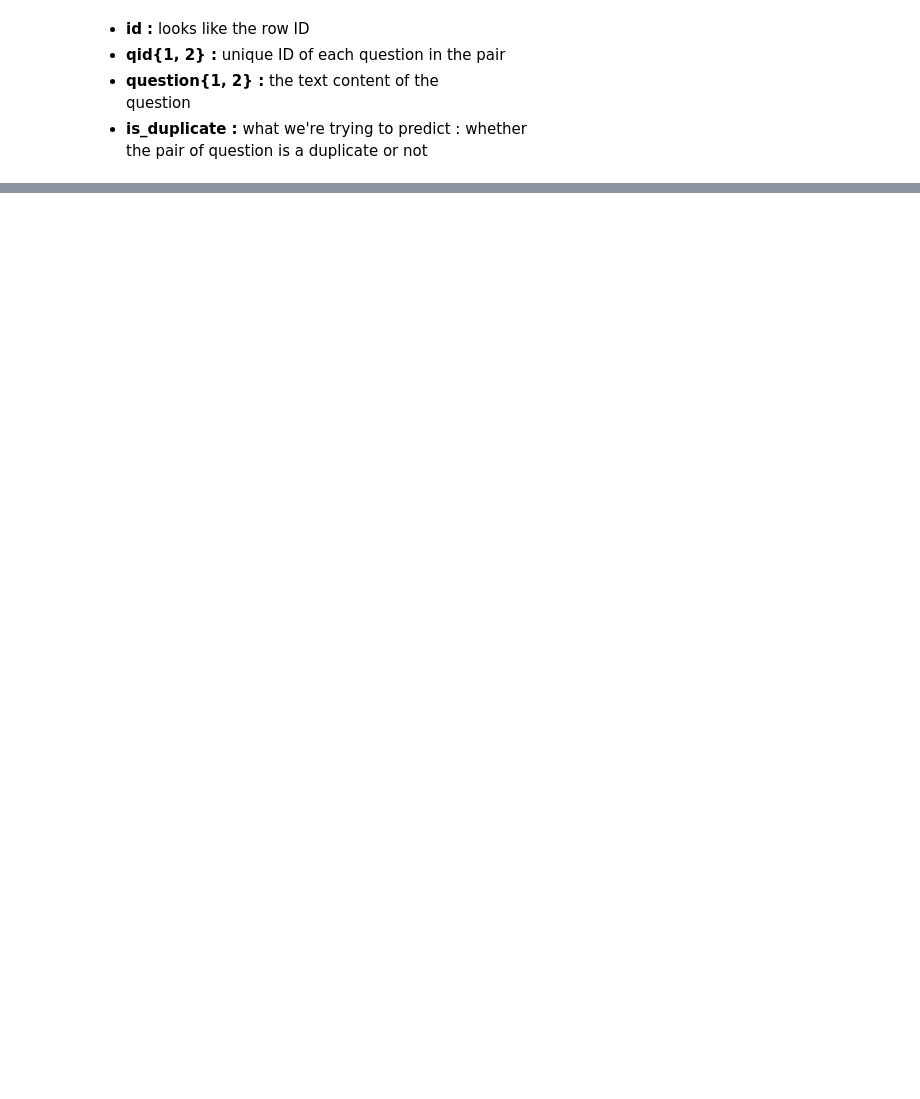
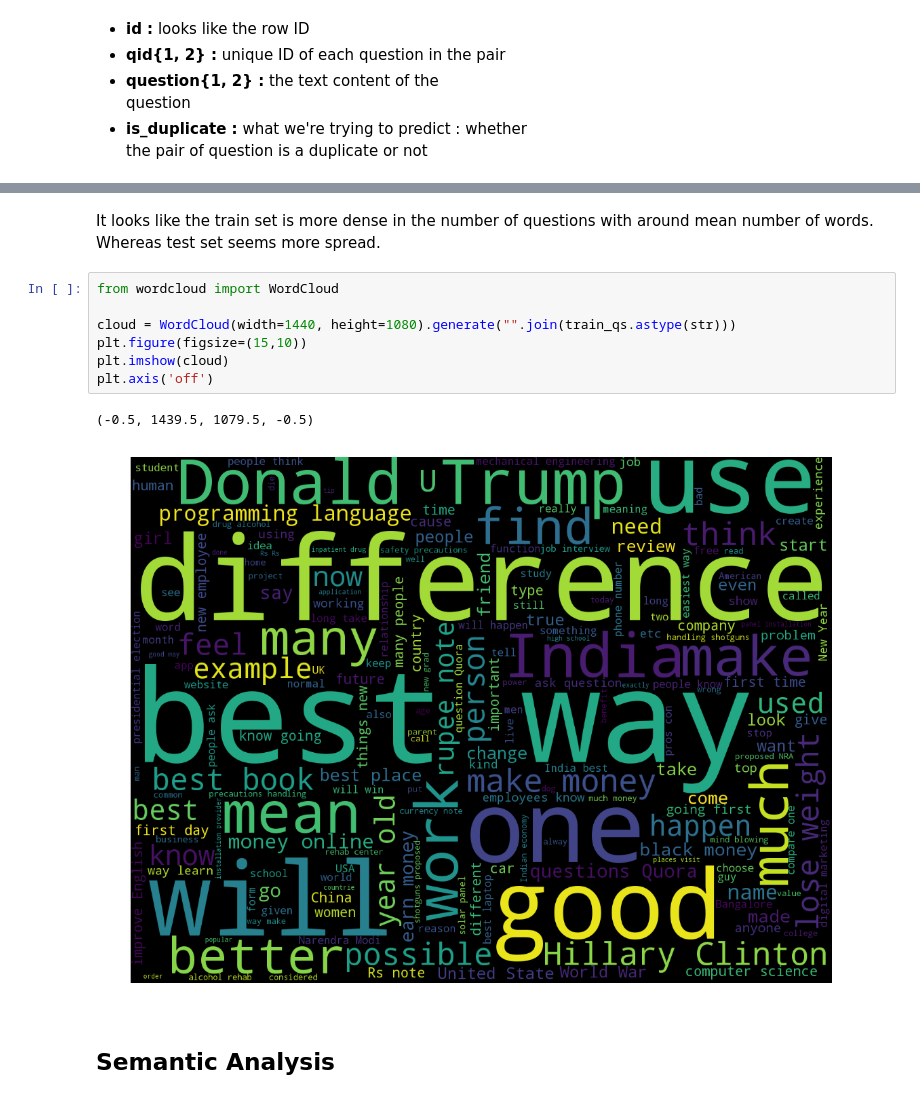
Before and after one commit to Quentinvajou/kaggle-quora-nlp, a Jupyter notebook: eda_quora_nlp.ipynb, the cells around one changed output, grey strips where cells are left out. Cells and saved outputs as stored; diff of their text form; blank space fills up the shorter version.

```diff
--- a/eda_quora_nlp.ipynb
+++ b/eda_quora_nlp.ipynb
@@ -33,0 +163,14 @@ df_train.head()
+# %% [markdown]
+It looks like the train set is more dense in the number of questions with around mean number of words. Whereas test set seems more spread.
+# %%
+from wordcloud import WordCloud
+
+cloud = WordCloud(width=1440, height=1080).generate("".join(train_qs.astype(str)))
+plt.figure(figsize=(15,10))
+plt.imshow(cloud)
+plt.axis('off')
+# %% [output]
+(-0.5, 1439.5, 1079.5, -0.5)
+[figure, added]
+# %% [markdown]
+## Semantic Analysis
```
Also changed, not shown: parts of 20 cells of this notebook, 1 other file.
